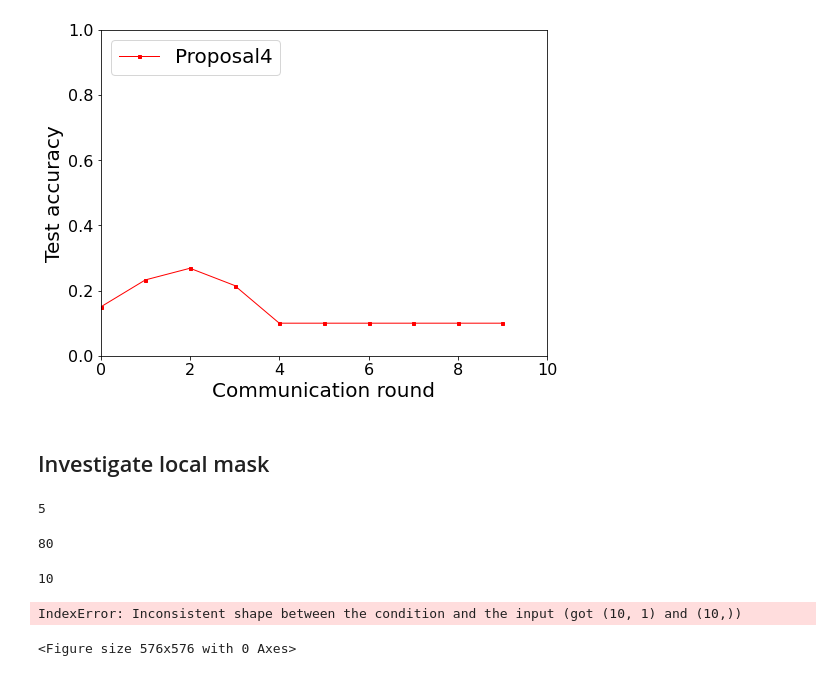
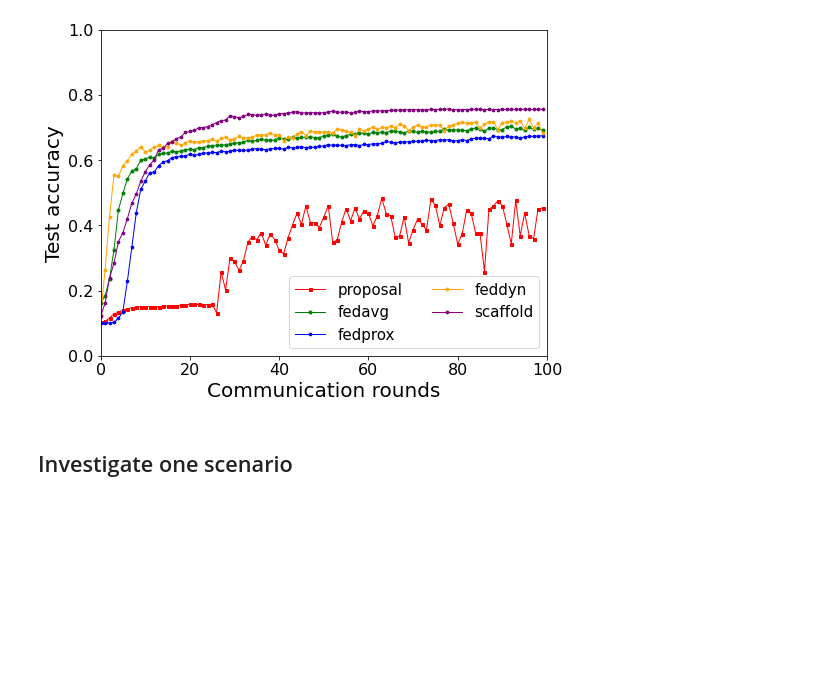
Before and after one commit to AIoT-Lab-BKAI/Hung-NN-verifiedFL, a Jupyter notebook: line_plot.ipynb, the cells around one changed output. Saved outputs shown, nothing was run; the diff lists cells and outputs as text; code cells hidden in the pictures; blank space fills up the shorter version.

```diff
--- a/line_plot.ipynb
+++ b/line_plot.ipynb
@@ -6,64 +6,52 @@ import matplotlib
 matplotlib.rc('xtick', labelsize=16)
 matplotlib.rc('ytick', labelsize=16)
 # %%
-# fedavg = json.load(open("./records/fedavg/global_cfmtx_record.json", "r"))
-# scaffold = json.load(open("./records/scaffold/global_cfmtx_record.json", "r"))
+fedavg = json.load(open("./records/fedavg/global_cfmtx_record.json", "r"))
+fedprox = json.load(open("./records/fedprox/global_cfmtx_record.json", "r"))
+feddyn = json.load(open("./records/feddyn/global_cfmtx_record.json", "r"))
+scaffold = json.load(open("./records/scaffold/global_cfmtx_record.json", "r"))
 proposal4 = json.load(open("./records/proposal4/global_cfmtx_record.json", "r"))
 # pFedMe = json.load(open("../pFedMe/results/pFedMe/global_cfmtx_record.json", "r"))
 # PerAvg = json.load(open("../pFedMe/results/PerAvg/global_cfmtx_record.json", "r"))
 # %%
-plot_data = {"pFedMe" : [], "PerAvg": [], "proposal4": []}
-for r in range(10):
-    # plot_data['pFedMe'].append(np.mean(np.diag(pFedMe[r])))
-    # plot_data['PerAvg'].append(np.mean(np.diag(PerAvg[r])))
+plot_data = {"fedavg" : [], "fedprox": [], "feddyn": [], "scaffold": [], "proposal4": []}
+for r in range(100):
+    plot_data['fedavg'].append(np.mean(np.diag(fedavg[r])))
+    plot_data['fedprox'].append(np.mean(np.diag(fedprox[r])))
+    plot_data['feddyn'].append(np.mean(np.diag(feddyn[r])))
+    plot_data['scaffold'].append(np.mean(np.diag(scaffold[r])))
     plot_data['proposal4'].append(np.mean(np.diag(proposal4[r])))
 # %%
 plt.figure(figsize=(8,6))
-plt.xlabel("Communication round", fontsize=20)
+plt.xlabel("Communication rounds", fontsize=20)
 plt.ylabel("Test accuracy", fontsize=20)
 
-plt.plot(plot_data['proposal4'], label="Proposal4",
+plt.plot(plot_data['proposal4'], label="proposal",
          color='red', linestyle='solid', marker='s',
          linewidth=1, markersize=3)
-# plt.plot(plot_data['PerAvg'], label="PerAvg",
-#          color='green', linestyle='solid', marker='o',
-#          linewidth=1, markersize=3)
-# plt.plot(plot_data['pFedMe'], label="pFedMe",
-#          color='blue', linestyle='solid', marker='h',
-#          linewidth=1, markersize=3)
+plt.plot(plot_data['fedavg'], label="fedavg",
+         color='green', linestyle='solid', marker='o',
+         linewidth=1, markersize=3)
+plt.plot(plot_data['fedprox'], label="fedprox",
+         color='blue', linestyle='solid', marker='h',
+         linewidth=1, markersize=3)
+plt.plot(plot_data['feddyn'], label="feddyn",
+         color='orange', linestyle='solid', marker='h',
+         linewidth=1, markersize=3)
+plt.plot(plot_data['scaffold'], label="scaffold",
+         color='purple', linestyle='solid', marker='h',
+         linewidth=1, markersize=3)
 
 plt.ylim(0,1)
-plt.xlim(0,10)
-plt.legend(loc="upper left", fontsize=20)
+plt.xlim(0,100)
+plt.legend(loc="lower right", fontsize=15, ncol=2)
 plt.show()
 # %% [output]
-[figure, old version]
+[figure, new version]
 # %% [markdown]
-## Investigate local mask
+## Investigate one scenario
 # %%
 import json
 import numpy as np
 import matplotlib.pyplot as plt
 import seaborn as sns
-# %%
-data = json.load(open("./records/proposal4/local_mask_record.json", "r"))
-len(data)
-# %% [output]
-5
-# %%
-len(data[str(r)])
-# %% [output]
-80
-# %%
-len(data[str(r)][0])
-# %% [output]
-10
-# %%
-client_id = 0
-f = plt.figure(figsize=(8,8), facecolor='white')
-s = sns.heatmap(data=data[str(r)][7][0], annot=True, fmt=".4f", cmap="YlGnBu", cbar=False)
-plt.title(f"Server prediction, Acc = {np.mean(np.diag(data[str(r)][7][0])):>.3f}")
-f.tight_layout()
-# %% [output]
-IndexError: Inconsistent shape between the condition and the input (got (10, 1) and (10,))
-<Figure size 576x576 with 0 Axes>
```
Also changed, not shown: parts of 3 cells of this notebook, 9 other files.
